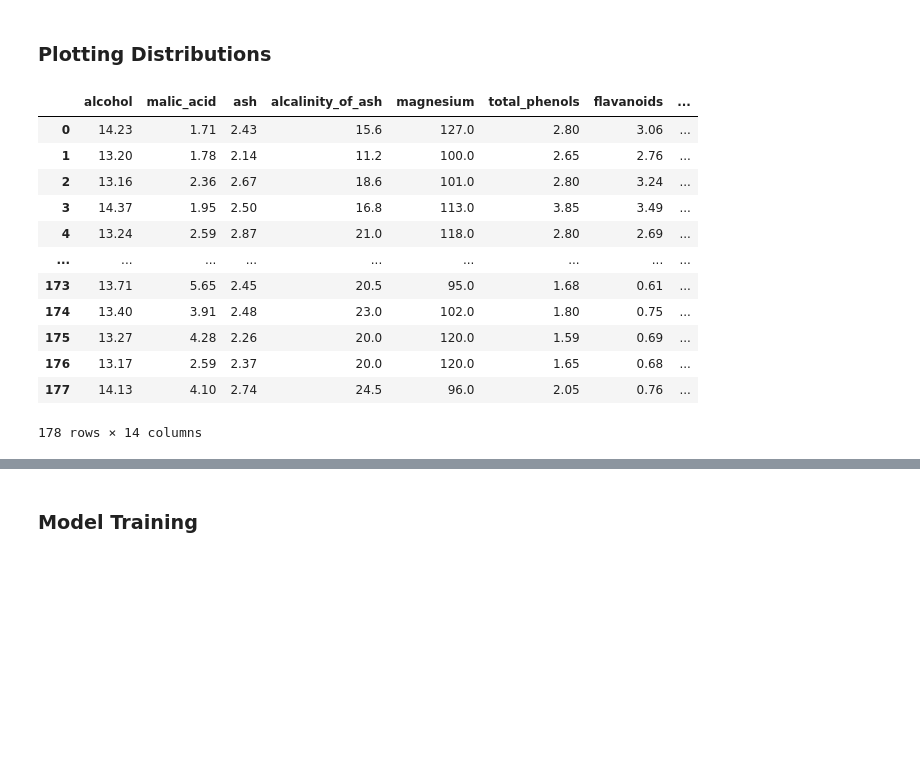
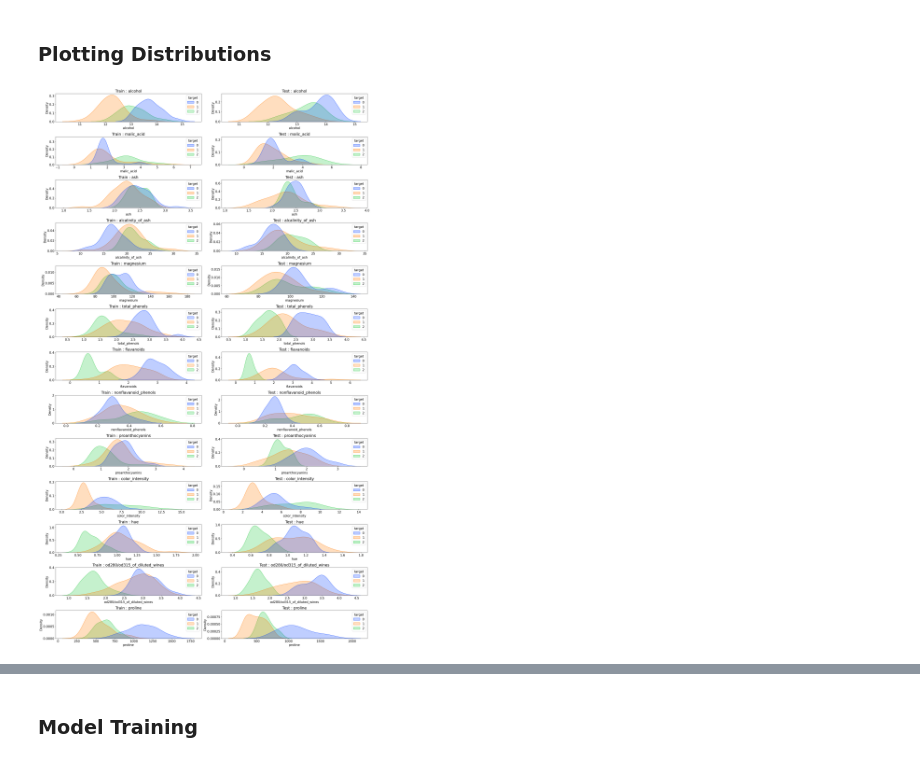
Before and after one commit to sagar9926/MTech_Atificial_Intelligence, a Jupyter notebook: ML1/ML_Assignment_2.ipynb, the cells around one changed output, grey strips where cells are left out. Cells and saved outputs as stored; diff of their text form; code cells hidden in the pictures; blank space fills up the shorter version.

```diff
--- a/ML1/ML_Assignment_2.ipynb
+++ b/ML1/ML_Assignment_2.ipynb
@@ -217,18 +227,24 @@ array([0, 1, 2])
 # %% [markdown]
 ### Plotting Distributions
-# %%
-df_wine
-# %% [output]
-|  | alcohol | malic_acid | ash | alcalinity_of_ash | magnesium | total_phenols | flavanoids | ... |
-| 0 | 14.23 | 1.71 | 2.43 | 15.6 | 127.0 | 2.80 | 3.06 | ... |
-| 1 | 13.20 | 1.78 | 2.14 | 11.2 | 100.0 | 2.65 | 2.76 | ... |
-| 2 | 13.16 | 2.36 | 2.67 | 18.6 | 101.0 | 2.80 | 3.24 | ... |
-| 3 | 14.37 | 1.95 | 2.50 | 16.8 | 113.0 | 3.85 | 3.49 | ... |
-| 4 | 13.24 | 2.59 | 2.87 | 21.0 | 118.0 | 2.80 | 2.69 | ... |
-| ... | ... | ... | ... | ... | ... | ... | ... | ... |
-| 173 | 13.71 | 5.65 | 2.45 | 20.5 | 95.0 | 1.68 | 0.61 | ... |
-| 174 | 13.40 | 3.91 | 2.48 | 23.0 | 102.0 | 1.80 | 0.75 | ... |
-| 175 | 13.27 | 4.28 | 2.26 | 20.0 | 120.0 | 1.59 | 0.69 | ... |
-| 176 | 13.17 | 2.59 | 2.37 | 20.0 | 120.0 | 1.65 | 0.68 | ... |
-| 177 | 14.13 | 4.10 | 2.74 | 24.5 | 96.0 | 2.05 | 0.76 | ... |
-178 rows × 14 columns
+# %%
+df_train_plot = X_train.copy()
+df_train_plot['target'] = y_train
+matplotlib.rcParams.update({'font.size': 16})
+df_test_plot = X_test.copy()
+df_test_plot['target'] = y_test
+names = df_train_plot.columns[:-1]
+fig, axes = plt.subplots(13,2)
+fig.set_size_inches(24, 40)
+fig.tight_layout(pad=3.0)
+
+# for i,t in enumerate(names):
+j = 0
+col_count = 0
+for i in range(13):
+  sns.kdeplot(data=df_train_plot, x= names[col_count], hue="target",shade = True,palette ='bright' , ax=axes[i,j])
+  axes[i,j].set_title(f'Train : {names[col_count]}')
+  sns.kdeplot(data=df_test_plot, x= names[col_count], hue="target",shade = True,palette ='bright' , ax=axes[i,j+1])
+  axes[i,j + 1].set_title(f'Test : {names[col_count]}')
+  col_count += 1
+# %% [output]
+[figure, added]
```
Also changed, not shown: parts of 3 cells of this notebook.
